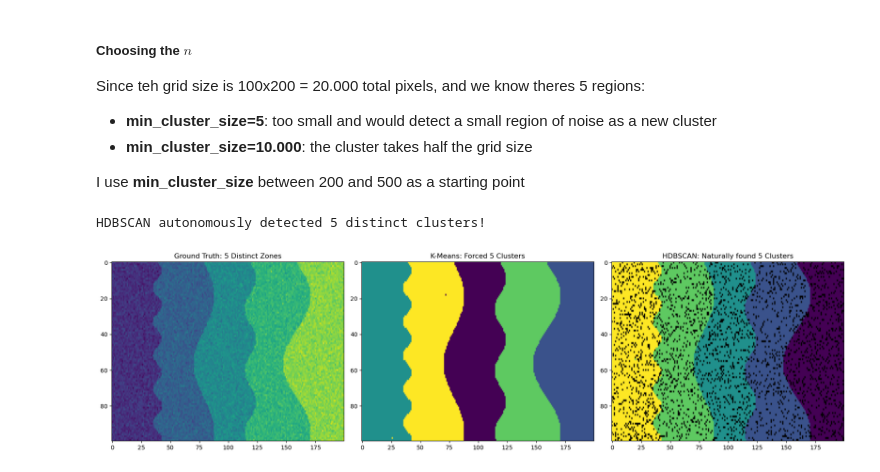
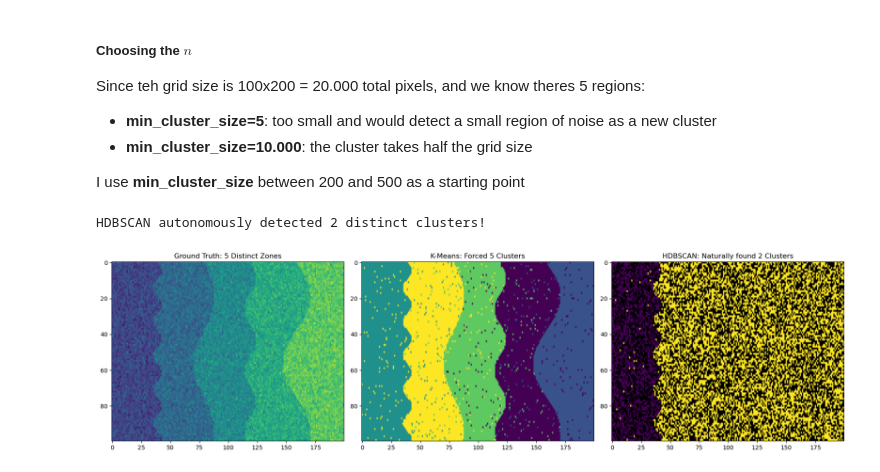
Before and after one commit to tomas2129silva/MSc-Dissertation, a Jupyter notebook: HDBSCAN_SAXS.ipynb, the cells around one changed output. Saved outputs shown, nothing was run; the diff lists cells and outputs as text; code cells hidden in the pictures.

```diff
--- a/HDBSCAN_SAXS.ipynb
+++ b/HDBSCAN_SAXS.ipynb
@@ -90,6 +90,8 @@ pseudo_dp = np.zeros((rows, cols))
 pseudo_wp = np.zeros((rows, cols))
 pseudo_area = np.zeros((rows, cols))
 pseudo_pw = np.zeros((rows, cols))
+
+noise_multiplier = 0.5 # originally tested with 0.25 (1 was too high)
 
 # 2. Populate the grid with 5 WAVY zones
 for r in range(rows):
@@ -107,22 +109,22 @@ for r in range(rows):
         elif c < bound_4: shift = 3.0     # Zone 3: Severe
         else: shift = 4.0                 # Zone 4: Core Wound
 
-        # Apply values with random noise (0.25 * std)
+        # Apply values with random noise (noise_multipler * std)
         pseudo_dp[r, c] = np.random.normal(
             base_means['D_period'] + (shift * base_stds['D_period']),
-            base_stds['D_period'] * 0.25)
+            base_stds['D_period'] * noise_multiplier)
 
         pseudo_wp[r, c] = np.random.normal(
             base_means['wp'] + (shift * base_stds['wp']),
-            base_stds['wp'] * 0.25)
+            base_stds['wp'] * noise_multiplier)
 
         pseudo_area[r, c] = np.random.normal(
             base_means['area under third order curve'] + (shift * base_stds['area under third order curve']),
-            base_stds['area under third order curve'] * 0.25)
+            base_stds['area under third order curve'] * noise_multiplier)
 
         pseudo_pw[r, c] = np.random.normal(
             base_means['peak_width'] + (shift * base_stds['peak_width']),
-            base_stds['peak_width'] * 0.25)
+            base_stds['peak_width'] * noise_multiplier)
 # %% [markdown]
 ### 3.1 Verify the 5-Cluster Plot
 # %%
@@ -214,37 +216,37 @@ DBSCAN relies on two variables that work together
 # %%
 # 1. Run HDBSCAN
 # We set min_cluster_size to 2000 and min_samples to 10.
-hdb = hdbscan.HDBSCAN(min_cluster_size=2000) # test min_samples=10
+hdb = hdbscan.HDBSCAN(min_cluster_size=300, min_samples=10)
 hdb_labels = hdb.fit_predict(X_scaled)
 
 # Calculate how many clusters it actually found (HDBSCAN labels noise as -1)
 num_clusters_found = len(set(hdb_labels)) - (1 if -1 in hdb_labels else 0)
 print(f"HDBSCAN autonomously detected {num_clusters_found} distinct clusters!")
 
 # 2. Reshape the 1D labels back into our 100x200 image grid
 seg_hdbscan = hdb_labels.reshape(100, 200)
 
 # 3. Plot
 fig, axes = plt.subplots(1, 3, figsize=(18, 5))
 
 axes[0].imshow(pseudo_dp, cmap='viridis', aspect='auto') # Ground Truth
 axes[0].set_title("Ground Truth: 5 Distinct Zones")
 
 axes[1].imshow(kmeans_results[5], cmap='viridis', aspect='auto') # Kmeans with 5 clusters
 axes[1].set_title("K-Means: Forced 5 Clusters")
 
 # HDBSCAN
 # if HDBSCAN finds noise (-1), we can set a bad value color
 cmap_hdb = plt.cm.viridis.copy()
 cmap_hdb.set_under('black') # Noise pixels will show up as black
 
 # vmin=0 forces any label below 0 (the -1 noise labels) to use the black 'under' color
 # black represents the anomalies (noise) detected.
 axes[2].imshow(seg_hdbscan, cmap=cmap_hdb, aspect='auto', vmin=0)
 axes[2].set_title(f"HDBSCAN: Naturally found {num_clusters_found} Clusters")
 
 plt.tight_layout()
 plt.show()
 # %% [output]
-HDBSCAN autonomously detected 5 distinct clusters!
+HDBSCAN autonomously detected 2 distinct clusters!
-[figure, old version]
+[figure, new version]
```
Also changed, not shown: parts of 2 cells of this notebook.
